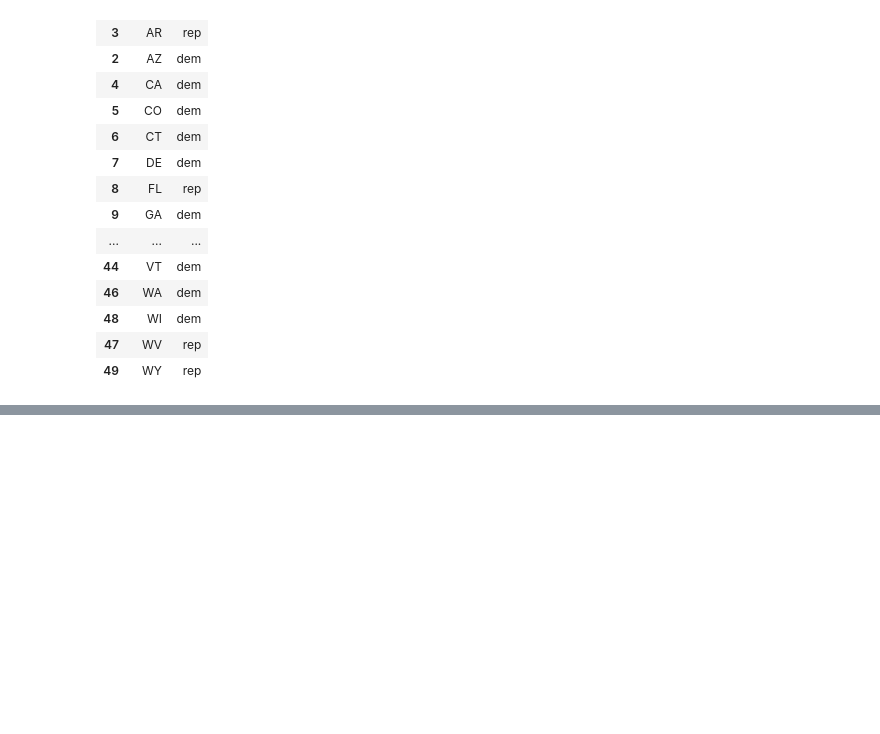
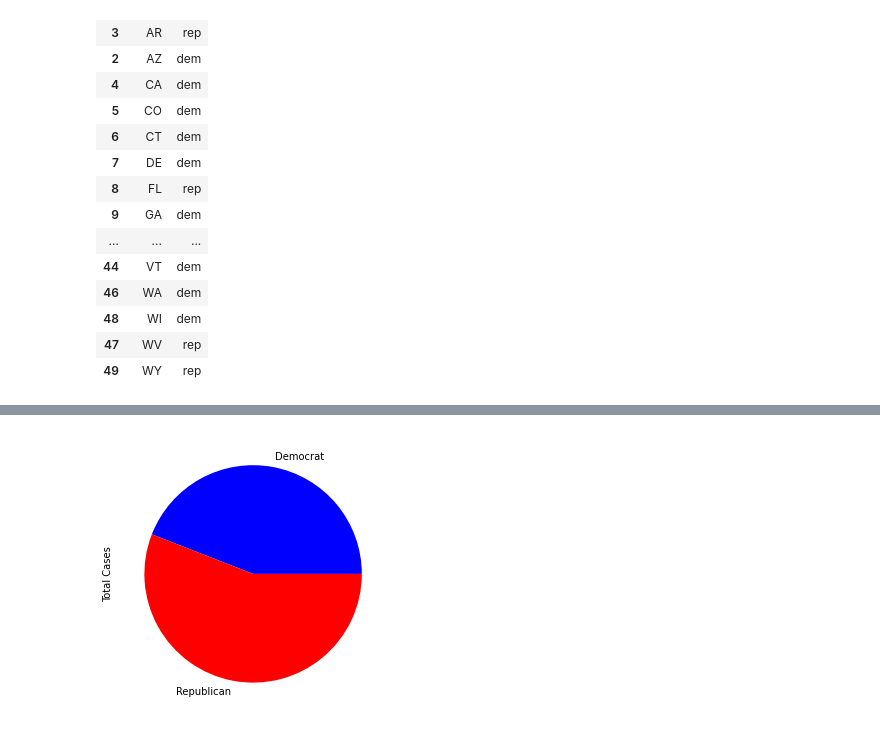
Before and after one commit to RicardoValdovinos/PolitiCovid19, a Jupyter notebook: main.ipynb, the cells around one changed output, grey strips where cells are left out. Saved outputs shown, nothing was run; the diff lists cells and outputs as text; code cells hidden in the pictures; blank space fills up the shorter version.

```diff
--- a/main.ipynb
+++ b/main.ipynb
@@ -79,0 +199,23 @@ merged_df['totalTestsViral'].plot(kind='bar', color=(merged_df['vote'] == 'dem')
+# %%
+def filter_covid(single_column):
+    df = covid_df[['state', single_column]]
+    df = df.rename(columns={single_column: single_column.lower()})
+
+    us_territories = ['AS', 'GU', 'MH', 'MP', 'PR', 'PW', 'VI', 'UM', 'DC', 'FM', 'US', 'NYC']
+    for territory in us_territories:
+        df = df[df['state'] != inverted_dict[territory]]
+    df.sort_values('state')
+
+    for i in range(len(df)):
+        df.iloc[i]['state'] = us_state_abbrev[df.iloc[i]['state']]
+
+    frames = [df.sort_values('state'), political_df.sort_values('state')]
+    df = pd.merge(df, political_df, left_on='state', right_on='state', how='left')
+    df = df.sort_values('state')
+
+    df[single_column.lower()] = pd.to_numeric(df[single_column.lower()], errors='coerce')
+
+    return df
+# %%
+covid_total_cases_df = filter_covid('Total Cases')
+display(covid_total_cases_df)
@@ -79,0 +240,8 @@ merged_df['totalTestsViral'].plot(kind='bar', color=(merged_df['vote'] == 'dem')
+# %%
+dem_sum = np.sum(covid_total_cases_df[covid_total_cases_df['vote'] == 'dem']['total cases'])
+rep_sum = np.sum(covid_total_cases_df[covid_total_cases_df['vote'] == 'rep']['total cases'])
+df = pd.DataFrame({'Total Cases': [dem_sum, rep_sum]},
+                  index=['Democrat', 'Republican'])
+plot = df.plot.pie(y='Total Cases', figsize=(5, 5), colors=['b','r'], legend=None)
+# %% [output]
+[figure, added]
```
Also changed, not shown: parts of 11 cells of this notebook.
